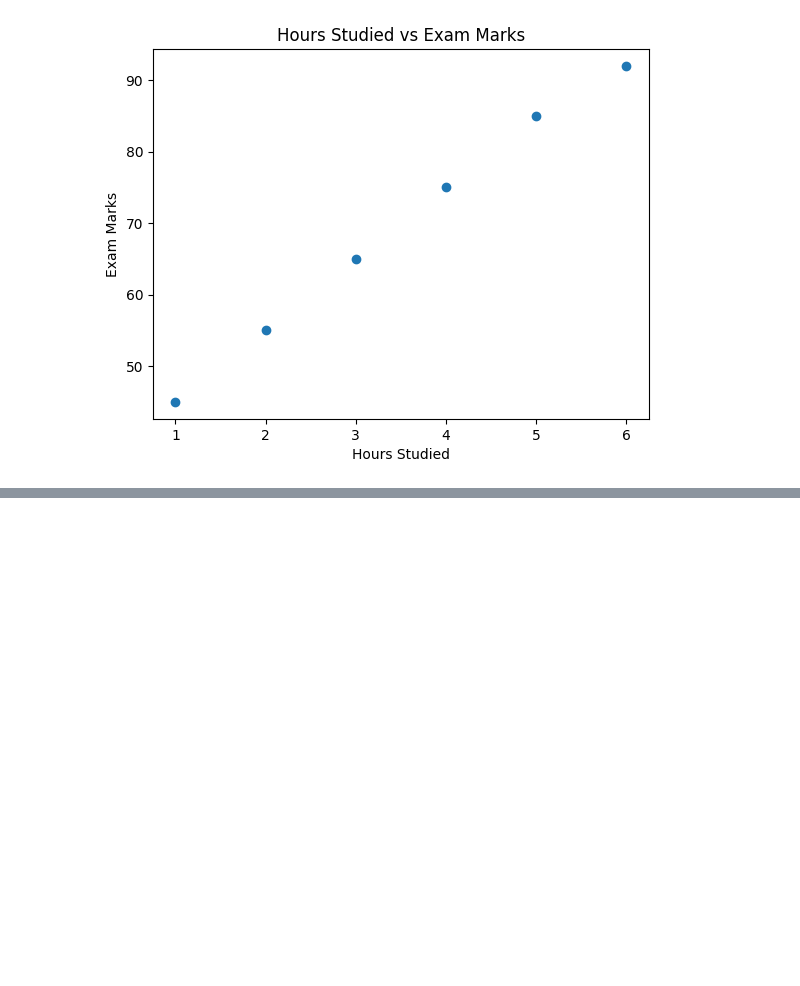
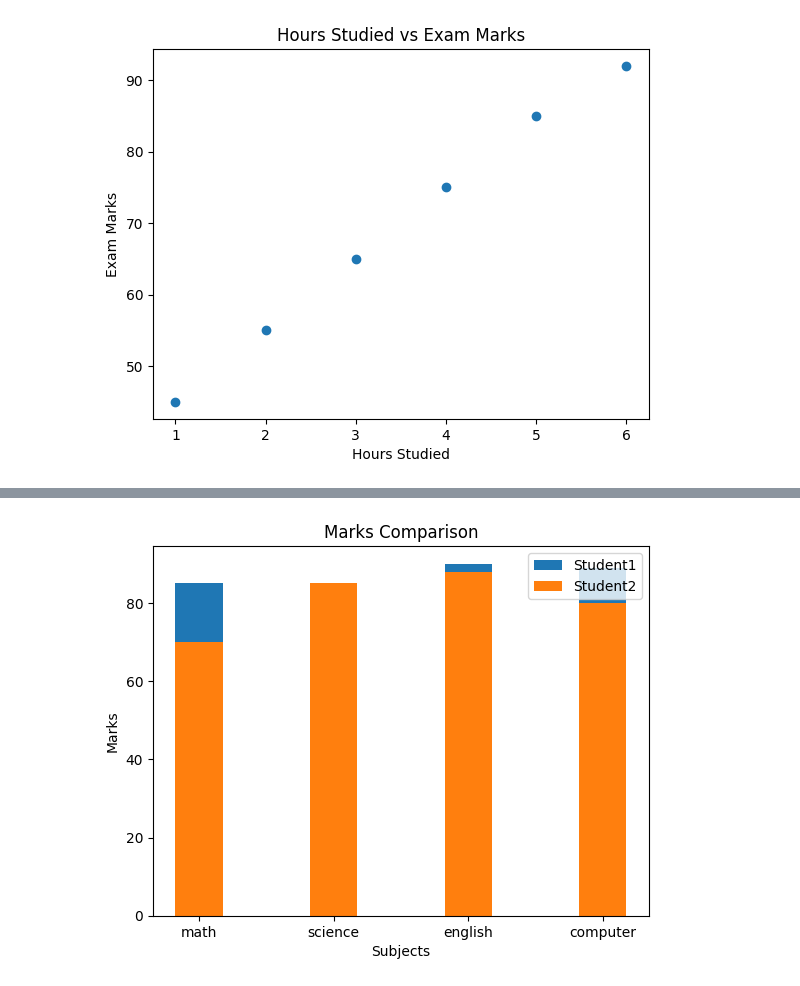
Before and after one commit to venneladonepudi/assignments, a Jupyter notebook: Datavisualization.ipynb, the cells around one changed output, grey strips where cells are left out. Drawn from its saved outputs; the diff is of its cells as text; code cells hidden in the pictures; blank space fills up the shorter version.

```diff
--- a/Datavisualization.ipynb
+++ b/Datavisualization.ipynb
@@ -153,0 +164,19 @@ plt.show()
+# %%
+subjects =['math','science','english','computer']
+student1 = [85,75,90,89]
+student2 = [70,85,88,80]
+x = np.arange(len(subjects))   # x =4
+width =0.35
+#print(x -0.175 )
+#print(width/2)
+plt.bar(subjects,student1,width,label ='Student1')
+plt.bar(subjects,student2,width,label ='Student2')
+plt.xticks(x, subjects)
+plt.title("Marks Comparison")
+plt.xlabel("Subjects")
+plt.ylabel("Marks")
+plt.legend()
+
+plt.show()
+# %% [output]
+[figure, added]
```
Also changed, not shown: parts of 2 cells of this notebook.
